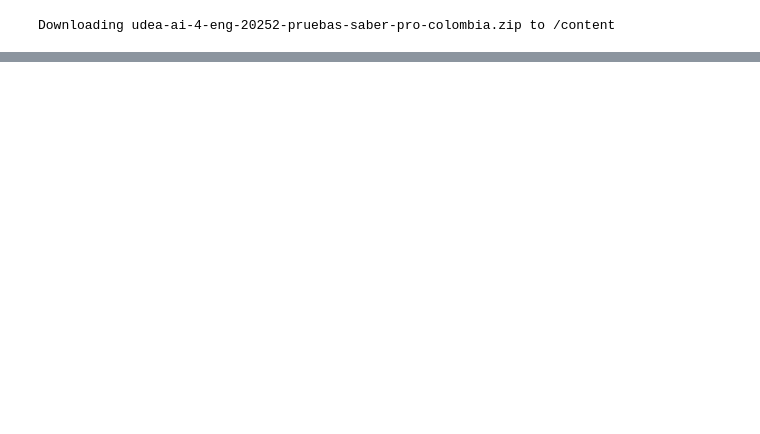
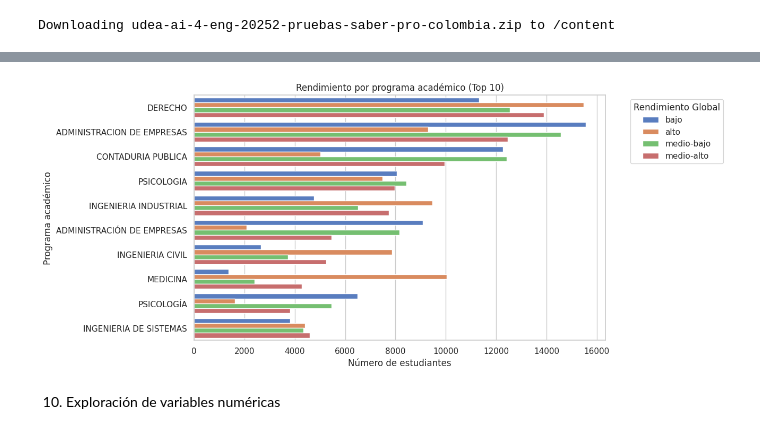
Before and after one commit to VanesaHM/ProyectoKaggle, a Jupyter notebook: 01_exploración.ipynb, the cells around one changed output, grey strips where cells are left out. Drawn from its saved outputs; the diff is of its cells as text; code cells hidden in the pictures; blank space fills up the shorter version.

```diff
--- a/01_exploración.ipynb
+++ b/01_exploración.ipynb
@@ -567,0 +244,21 @@ Name: count, Length: 919, dtype: int64
+# %%
+#Programa académico
+
+if 'E_PRGM_ACADEMICO' in train.columns:
+    top_programas = train['E_PRGM_ACADEMICO'].value_counts().head(10).index
+    plt.figure(figsize=(10,6))
+    sns.countplot(
+        y='E_PRGM_ACADEMICO',
+        data=train[train['E_PRGM_ACADEMICO'].isin(top_programas)],
+        hue='RENDIMIENTO_GLOBAL',
+        order=top_programas
+    )
+    plt.title("Rendimiento por programa académico (Top 10)")
+    plt.xlabel("Número de estudiantes")
+    plt.ylabel("Programa académico")
+    plt.legend(title="Rendimiento Global", bbox_to_anchor=(1.05, 1), loc='upper left')
+    plt.show()
+# %% [output]
+[figure, added]
+# %% [markdown]
+10. Exploración de variables numéricas
```
Also changed, not shown: parts of 108 cells of this notebook.
